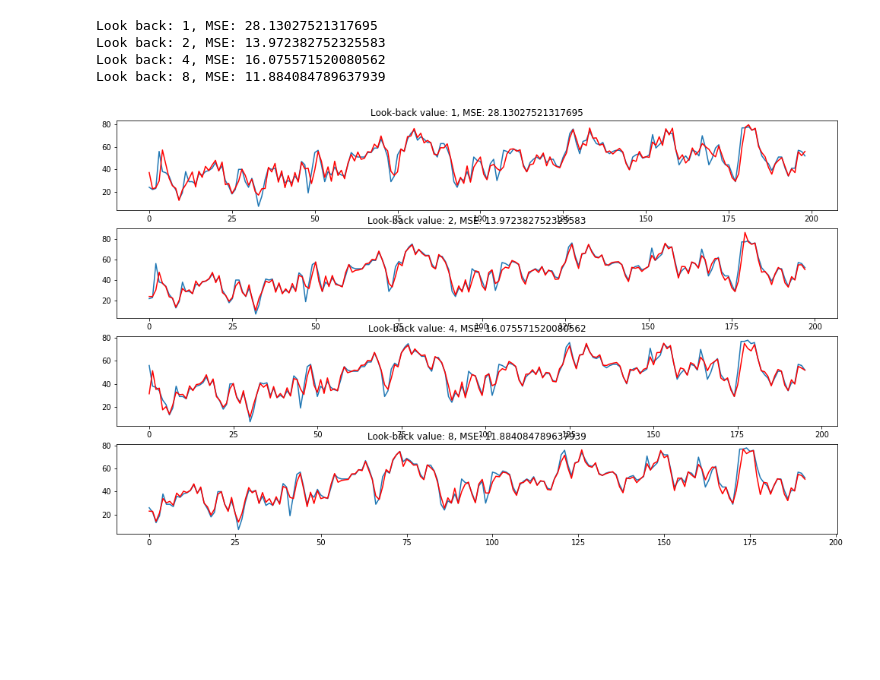
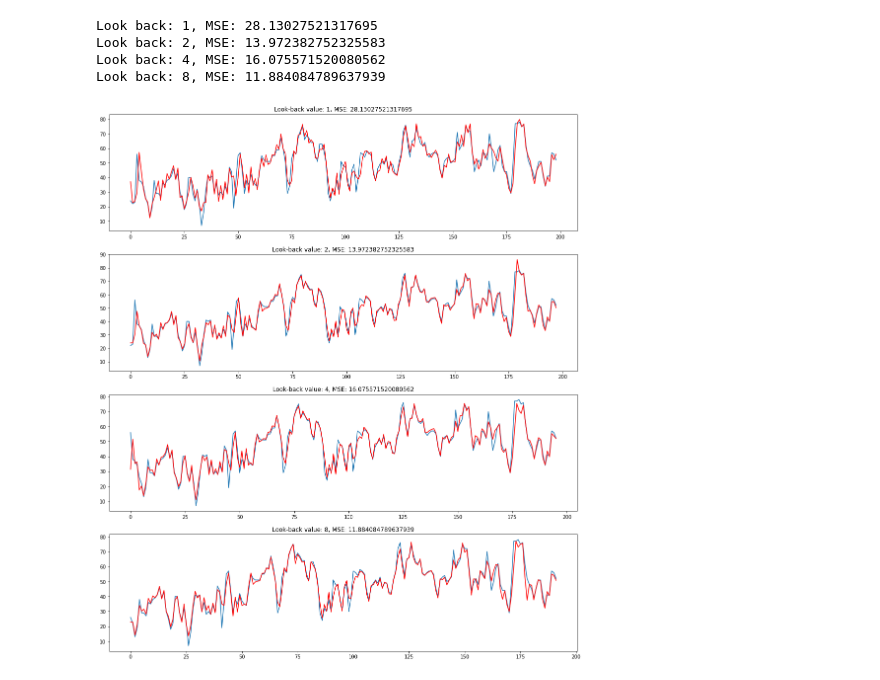
Before and after one commit to rautis/Advanced_Data_Science_Capstone, a Jupyter notebook: AirQualityIndex_model.ipynb, the cells around one changed output. Drawn from its saved outputs; the diff is of its cells as text; code cells hidden in the pictures; blank space fills up the shorter version.

```diff
--- a/AirQualityIndex_model.ipynb
+++ b/AirQualityIndex_model.ipynb
@@ -166,7 +167,7 @@ steps_per_epoch = ceil(train_size/64)
 
 results = []
 
-for i in [1]: #, 3, 5]:
+for i in [1, 3, 5]:
     train_generator = TimeseriesGenerator(train, train, length=i, batch_size=64)
     test_generator = TimeseriesGenerator(test, test, length=i, batch_size=64)
 
@@ -358,16 +359,16 @@ Look back: 2, MSE: 13.972382752325583
 Look back: 4, MSE: 16.075571520080562
 Look back: 8, MSE: 11.884084789637939
 # %%
-plt.figure(figsize=(17,10))
+plt.figure(figsize=(17,20))
 k = 1
 for (i, test_data, yhat, error, model) in results:
     plt.subplot(4, 1, k)
     plt.plot(test_data)
     plt.plot(yhat, color='red')
     plt.title("Look-back value: {}, MSE: {}".format(i, error))
     k = k + 1
 # %% [output]
-[figure, old version]
+[figure, new version]
 # %%
 _, _, _, _, model = results[3]
 model.save("models/lstm-filter-data-look-back-8.h5")
```
Also changed, not shown: parts of 1 cell of this notebook, 4 other files.
